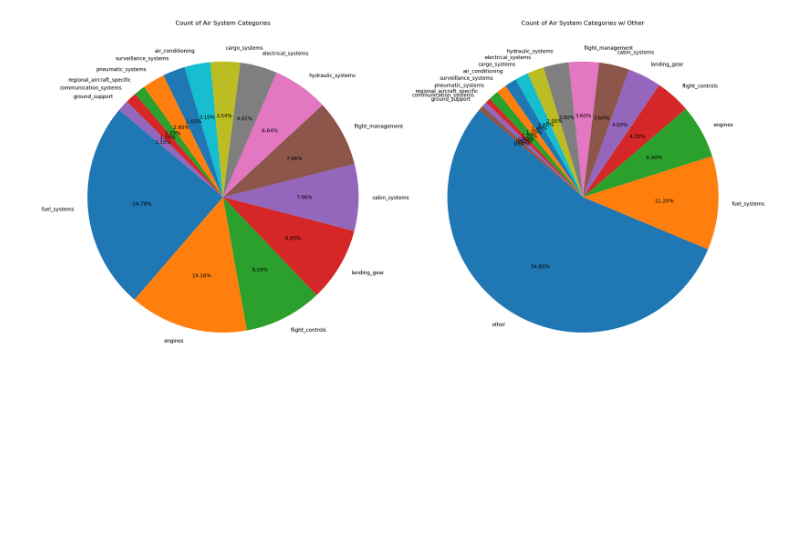
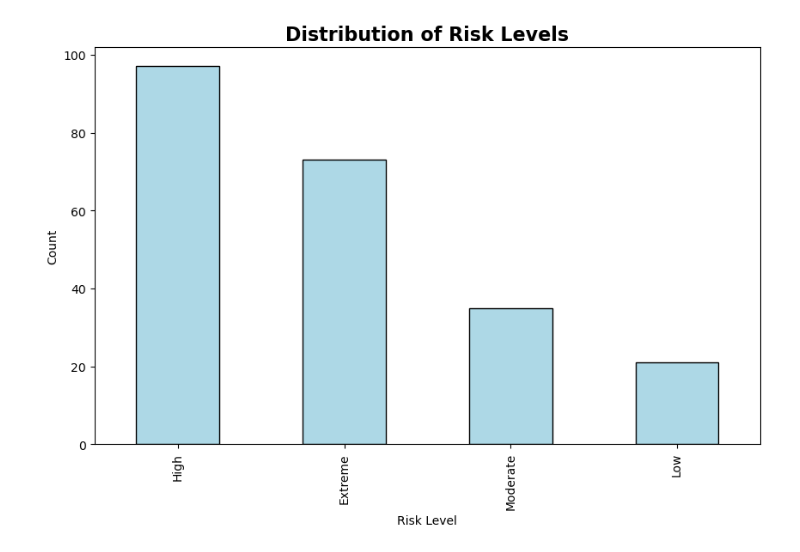
Before and after one commit to thedevreda/JadAerospace, a Jupyter notebook: Script2 - Data Visualization.ipynb, the cells around one changed output. Saved outputs shown, nothing was run; the diff lists cells and outputs as text; code cells hidden in the pictures; blank space fills up the shorter version.

```diff
--- a/Script2 - Data Visualization.ipynb
+++ b/Script2 - Data Visualization.ipynb
@@ -7,23 +7,3 @@ import seaborn as sns
 # %%
 pwd = os.getcwd()
 dataset = pd.read_csv(pwd + r"\Data\Data - Jadaero Parts Edited.csv")
-# %%
-# PIE CHART
-
-chart = dataset['Air System Category'].value_counts()
-chartw = dataset[dataset['Air System Category'] != 'other']['Air System Category'].value_counts()
-
-fig, ax = plt.subplots(1,2)
-fig.set_size_inches(20,10)
-fig.tight_layout()
-
-
-chartw.plot(kind='pie', title='Count of Air System Categories',ylabel="", startangle=140 , autopct='%1.2f%%', ax=ax[0])
-chart.plot(kind='pie', title='Count of Air System Categories w/ Other',ylabel="", startangle=140 , autopct='%1.2f%%', ax=ax[1])
-
-
-plt.show()
-
-# VISUALIZE OF THE MOST DAMAGE CATEGORIES
-# %% [output]
-[figure, removed]
@@ -29,0 +12,10 @@ plt.show()
+# %%
+risk_level = dataset[dataset['Risk Level'] != 'Unknown']['Risk Level']
+risk_level = risk_level.value_counts()
+# %%
+
+risk_level.plot(kind='bar', xlabel="Risk Level", ylabel="Count", color='lightblue', edgecolor='black', figsize=(10, 6))
+plt.title('Distribution of Risk Levels', fontsize=16, fontweight='bold')
+plt.show()
+# %% [output]
+[figure, added]
```
Also changed, not shown: parts of 9 cells of this notebook, 2 other files.
